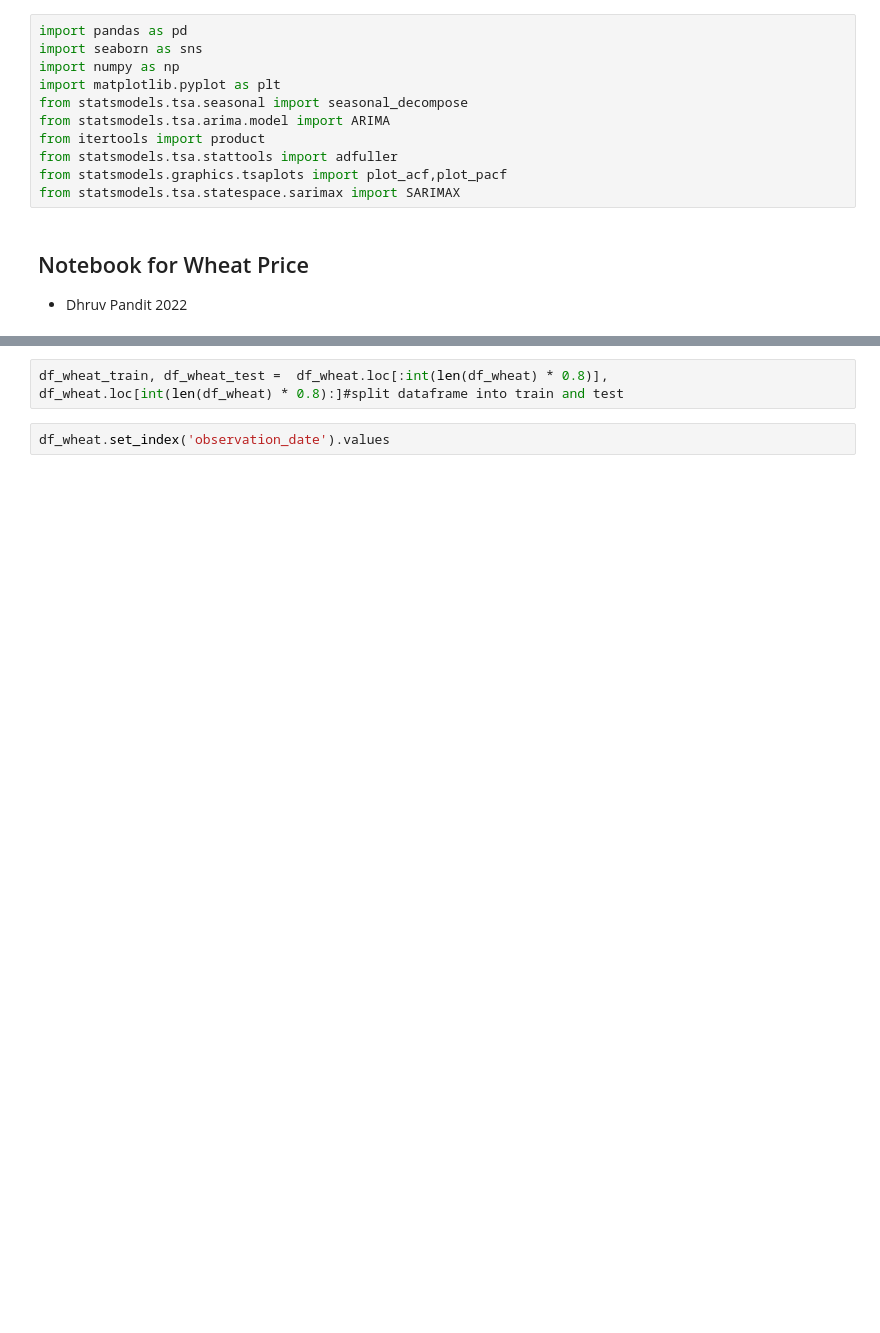
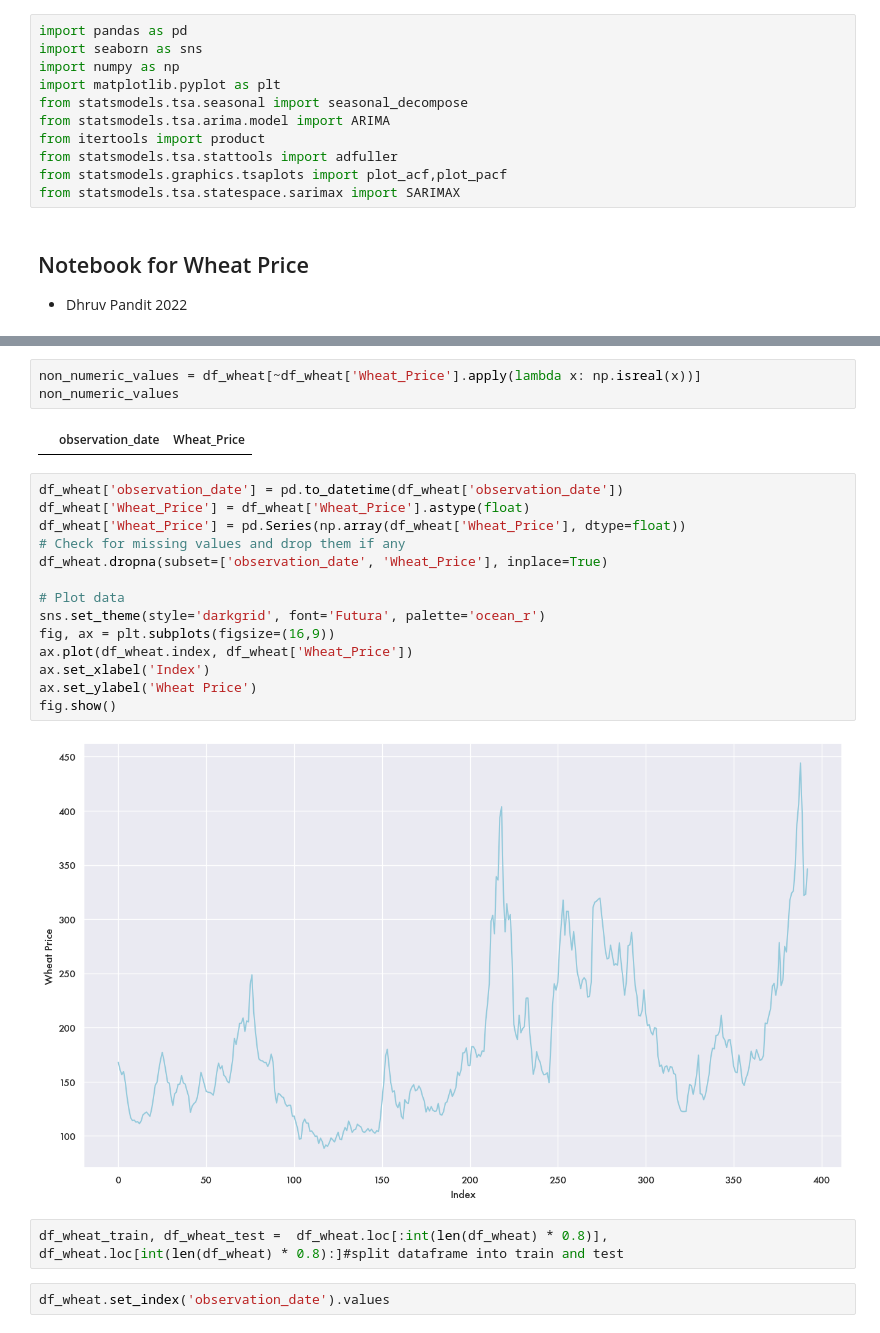
Before and after one commit to dhruv-pandit/time-series-project, a Jupyter notebook: wheat_prices/code/notebook_analysis_dhruv.ipynb, the cells around one changed output, grey strips where cells are left out. Cells and saved outputs as stored; diff of their text form; blank space fills up the shorter version.

```diff
--- a/Wheat Prices/Code:Notebooks/notebook_analysis_dhruv.ipynb
+++ b/wheat_prices/code/notebook_analysis_dhruv.ipynb
@@ -29,6 +29,27 @@ df_wheat
 | 391 | 2022-08-01 | 323.016769 |
 | 392 | 2022-09-01 | 346.322181 |
 393 rows × 2 columns
+# %%
+non_numeric_values = df_wheat[~df_wheat['Wheat_Price'].apply(lambda x: np.isreal(x))]
+non_numeric_values
+# %% [output]
+|  | observation_date | Wheat_Price |
+# %%
+df_wheat['observation_date'] = pd.to_datetime(df_wheat['observation_date'])
+df_wheat['Wheat_Price'] = df_wheat['Wheat_Price'].astype(float)
+df_wheat['Wheat_Price'] = pd.Series(np.array(df_wheat['Wheat_Price'], dtype=float))
+# Check for missing values and drop them if any
+df_wheat.dropna(subset=['observation_date', 'Wheat_Price'], inplace=True)
+
+# Plot data
+sns.set_theme(style='darkgrid', font='Futura', palette='ocean_r')
+fig, ax = plt.subplots(figsize=(16,9))
+ax.plot(df_wheat.index, df_wheat['Wheat_Price'])
+ax.set_xlabel('Index')
+ax.set_ylabel('Wheat Price')
+fig.show()
+# %% [output]
+[figure, added]
 # %%
 df_wheat_train, df_wheat_test =  df_wheat.loc[:int(len(df_wheat) * 0.8)], df_wheat.loc[int(len(df_wheat) * 0.8):]#split dataframe into train and test
 # %%
```
Also changed, not shown: parts of 6 cells of this notebook, 6 other files.
